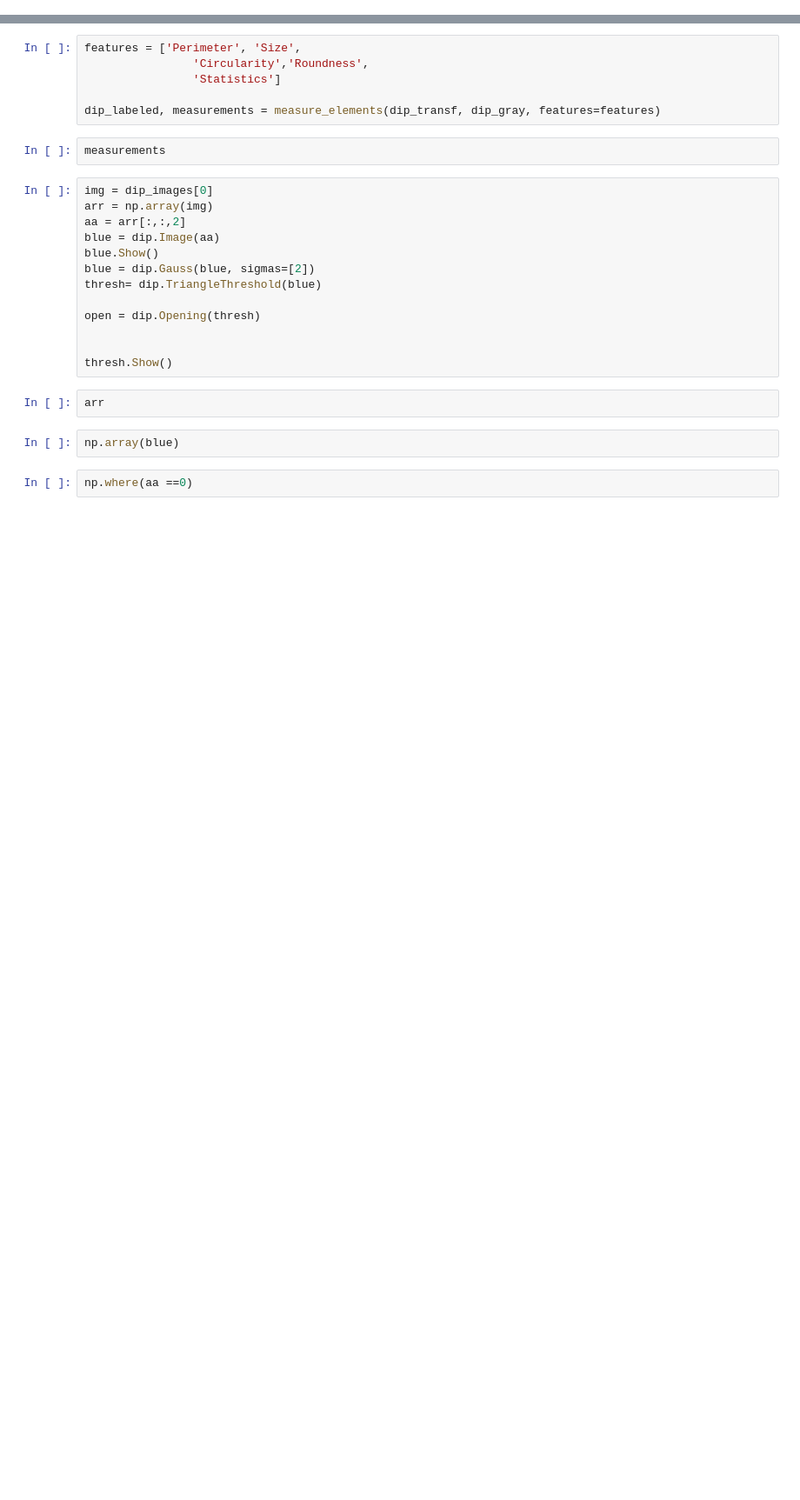
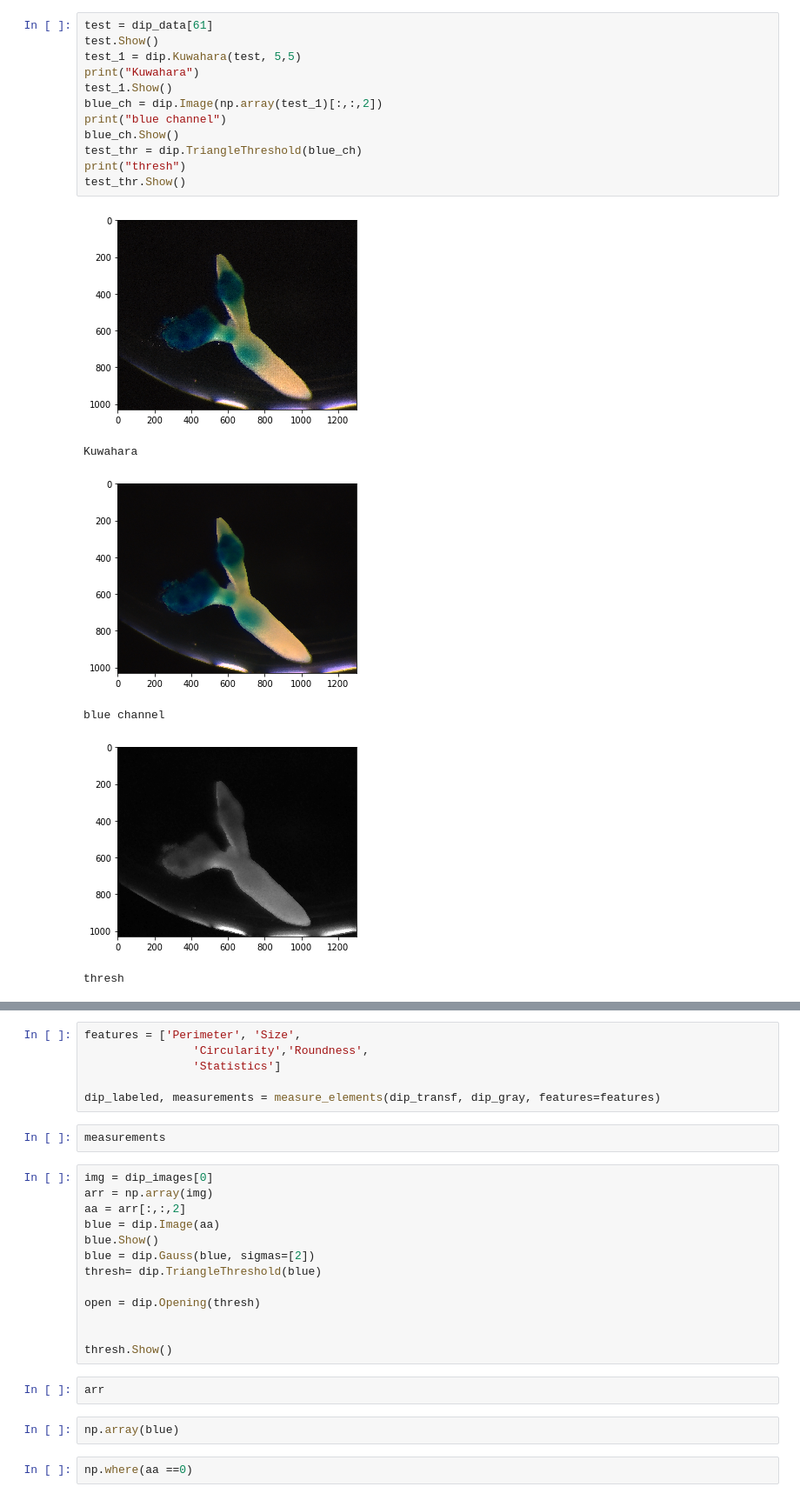
Before and after one commit to eleonoraieronimaki/shape_texture_classification, a Jupyter notebook: ele.ipynb, the cells around one changed output, grey strips where cells are left out. Shown: that part at 87% size. Saved outputs shown, nothing was run; the diff lists cells and outputs as text; blank space fills up the shorter version.

```diff
--- a/ele.ipynb
+++ b/ele.ipynb
@@ -10,0 +40,19 @@ from utilities import *
+# %%
+test = dip_data[61]
+test.Show()
+test_1 = dip.Kuwahara(test, 5,5)
+print("Kuwahara")
+test_1.Show()
+blue_ch = dip.Image(np.array(test_1)[:,:,2])
+print("blue channel")
+blue_ch.Show()
+test_thr = dip.TriangleThreshold(blue_ch)
+print("thresh")
+test_thr.Show()
+# %% [output]
+[figure, added]
+Kuwahara
+[figure, added]
+blue channel
+[figure, added]
+thresh
```
Also changed, not shown: parts of 10 cells of this notebook, 2 other files.
